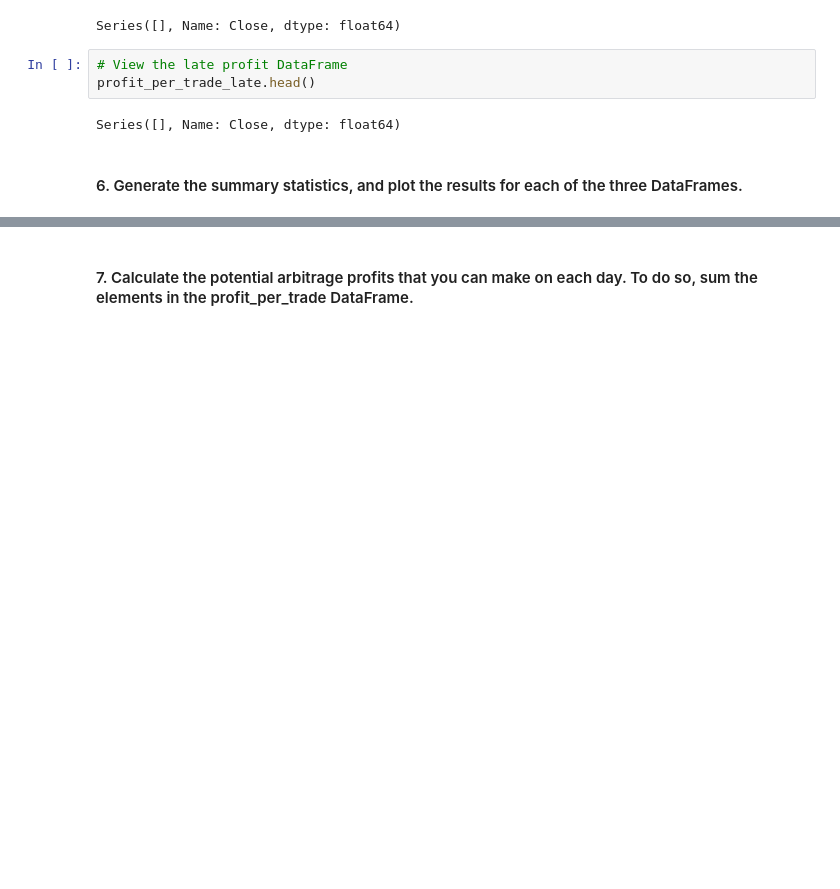
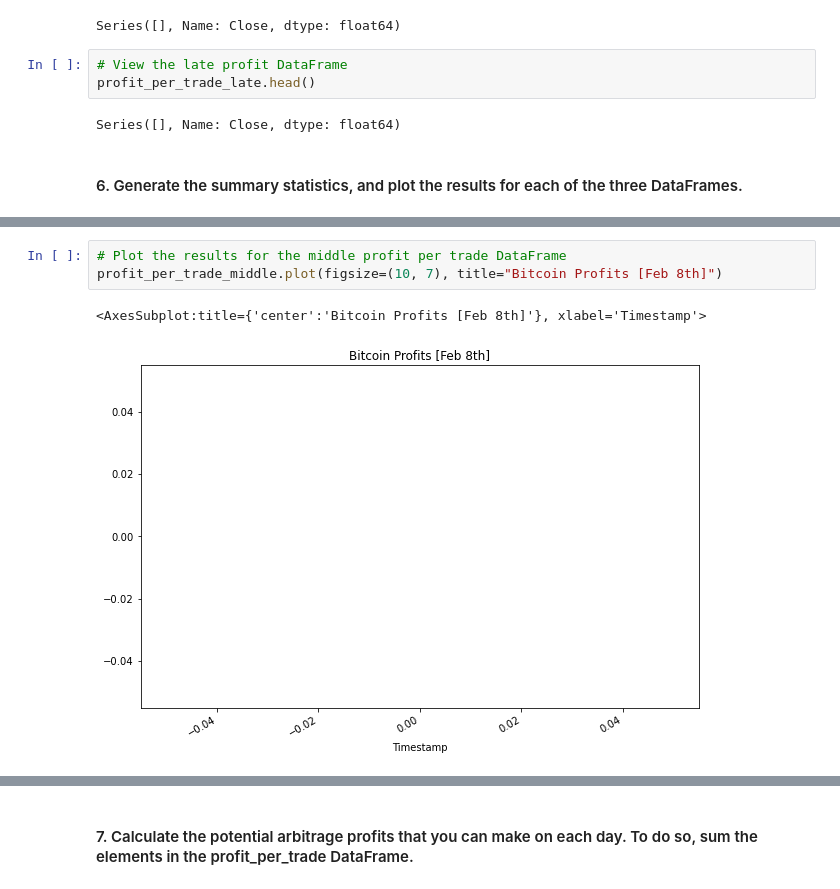
Before and after one commit to MC-Stream/The-Silver-Room, a Jupyter notebook: Module3-C/crypto_arbitrage.ipynb, the cells around one changed output, grey strips where cells are left out. Drawn from its saved outputs; the diff is of its cells as text; blank space fills up the shorter version.

```diff
--- a/Module3-C/crypto_arbitrage.ipynb
+++ b/Module3-C/crypto_arbitrage.ipynb
@@ -739,0 +779,6 @@ profit_per_trade_early.describe()
+# %%
+# Plot the results for the middle profit per trade DataFrame
+profit_per_trade_middle.plot(figsize=(10, 7), title="Bitcoin Profits [Feb 8th]")
+# %% [output]
+<AxesSubplot:title={'center':'Bitcoin Profits [Feb 8th]'}, xlabel='Timestamp'>
+[figure, added]
```
Also changed, not shown: parts of 14 cells of this notebook.
